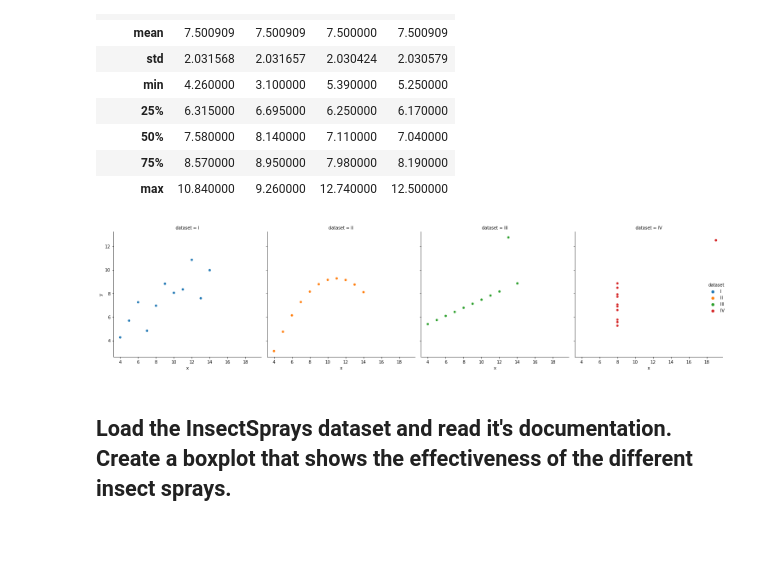
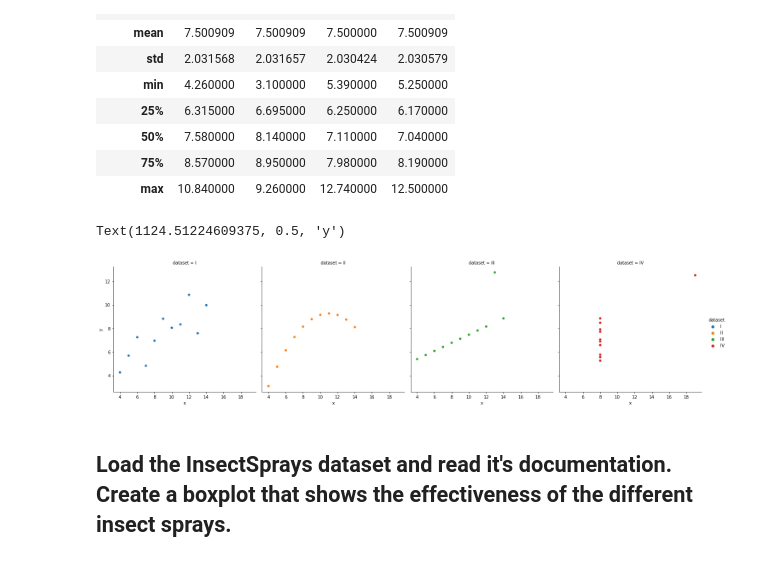
Before and after one commit to Olivert75/numpy-pandas-visualization-exercises, a Jupyter notebook: seaborn_exercises.ipynb, the cells around one changed output. Drawn from its saved outputs; the diff is of its cells as text; code cells hidden in the pictures.

```diff
--- a/seaborn_exercises.ipynb
+++ b/seaborn_exercises.ipynb
@@ -113,11 +113,11 @@ anscome_ds.groupby('dataset').describe().T
 # %%
 #Plotting
 sns.relplot(x='x', y='y', hue = 'dataset', col ='dataset', data=anscome_ds)
 plt.xlabel('x')
 plt.ylabel('y')
-plt.tight_layout()
 # %% [output]
+Text(1124.51224609375, 0.5, 'y')
-[figure, old version]
+[figure, new version]
 # %% [markdown]
 ## Load the InsectSprays dataset and read it's documentation. Create a boxplot that shows the effectiveness of the different insect sprays.
 # %%
```
Also changed, not shown: parts of 7 cells of this notebook.
